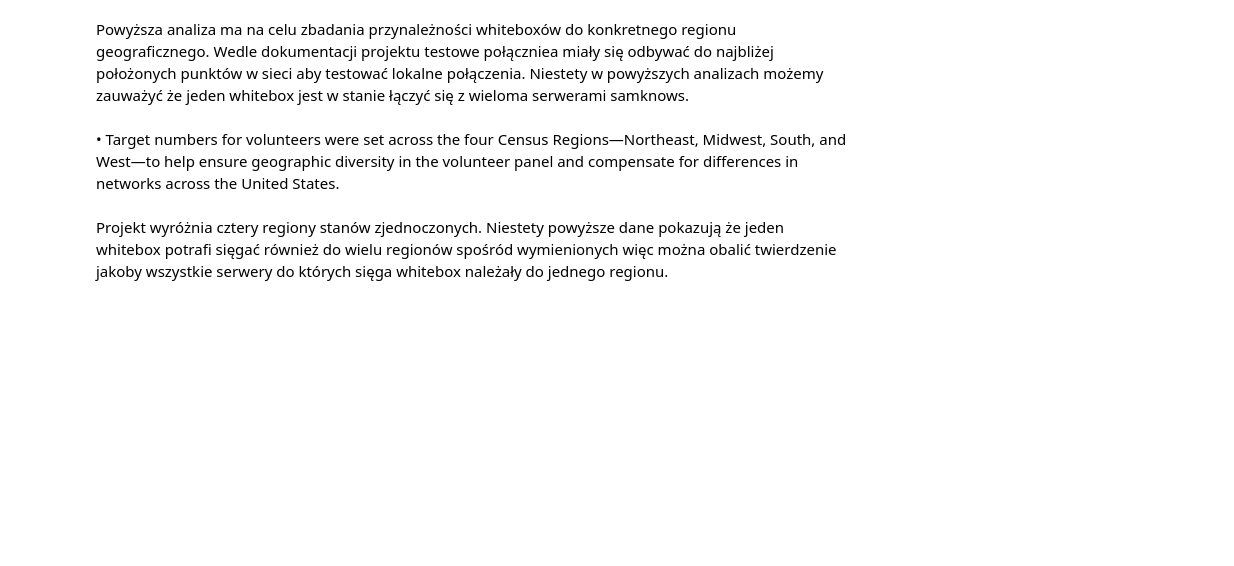
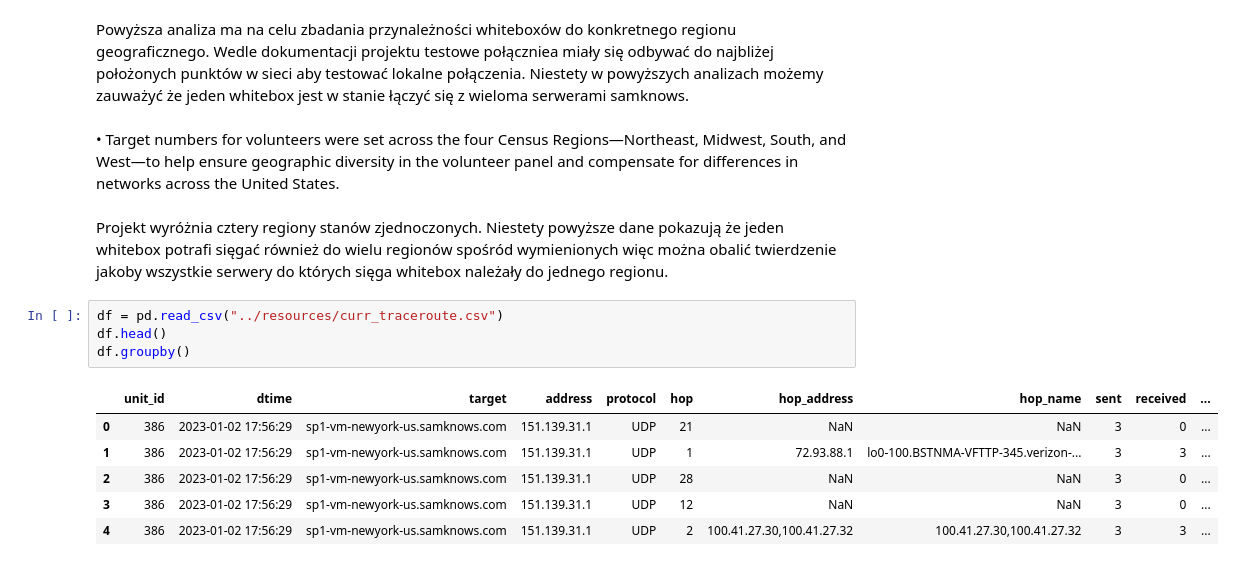
Before and after one commit to Wiarr3/Measuring-Broadcast-US, a Jupyter notebook: notebooks/geolocation-grouping.ipynb, the cells around one changed output. Cells and saved outputs as stored; diff of their text form; blank space fills up the shorter version.

```diff
--- a/notebooks/geolocation-grouping.ipynb
+++ b/notebooks/geolocation-grouping.ipynb
@@ -154,3 +156,14 @@ Midwest, South, and West—to help ensure geographic diversity in the volunteer
 and compensate for differences in networks across the United States.
 # %% [markdown]
 Projekt wyróżnia cztery regiony stanów zjednoczonych. Niestety powyższe dane pokazują że jeden whitebox potrafi sięgać również do wielu regionów spośród wymienionych więc można obalić twierdzenie jakoby wszystkie serwery do których sięga whitebox należały do jednego regionu.
+# %%
+df = pd.read_csv("../resources/curr_traceroute.csv")
+df.head()
+df.groupby()
+# %% [output]
+|  | unit_id | dtime | target | address | protocol | hop | hop_address | hop_name | sent | received | ... |
+| 0 | 386 | 2023-01-02 17:56:29 | sp1-vm-newyork-us.samknows.com | 151.139.31.1 | UDP | 21 | NaN | NaN | 3 | 0 | ... |
+| 1 | 386 | 2023-01-02 17:56:29 | sp1-vm-newyork-us.samknows.com | 151.139.31.1 | UDP | 1 | 72.93.88.1 | lo0-100.BSTNMA-VFTTP-345.verizon-... | 3 | 3 | ... |
+| 2 | 386 | 2023-01-02 17:56:29 | sp1-vm-newyork-us.samknows.com | 151.139.31.1 | UDP | 28 | NaN | NaN | 3 | 0 | ... |
+| 3 | 386 | 2023-01-02 17:56:29 | sp1-vm-newyork-us.samknows.com | 151.139.31.1 | UDP | 12 | NaN | NaN | 3 | 0 | ... |
+| 4 | 386 | 2023-01-02 17:56:29 | sp1-vm-newyork-us.samknows.com | 151.139.31.1 | UDP | 2 | 100.41.27.30,100.41.27.32 | 100.41.27.30,100.41.27.32 | 3 | 3 | ... |
```
Also changed, not shown: parts of 16 cells of this notebook.
